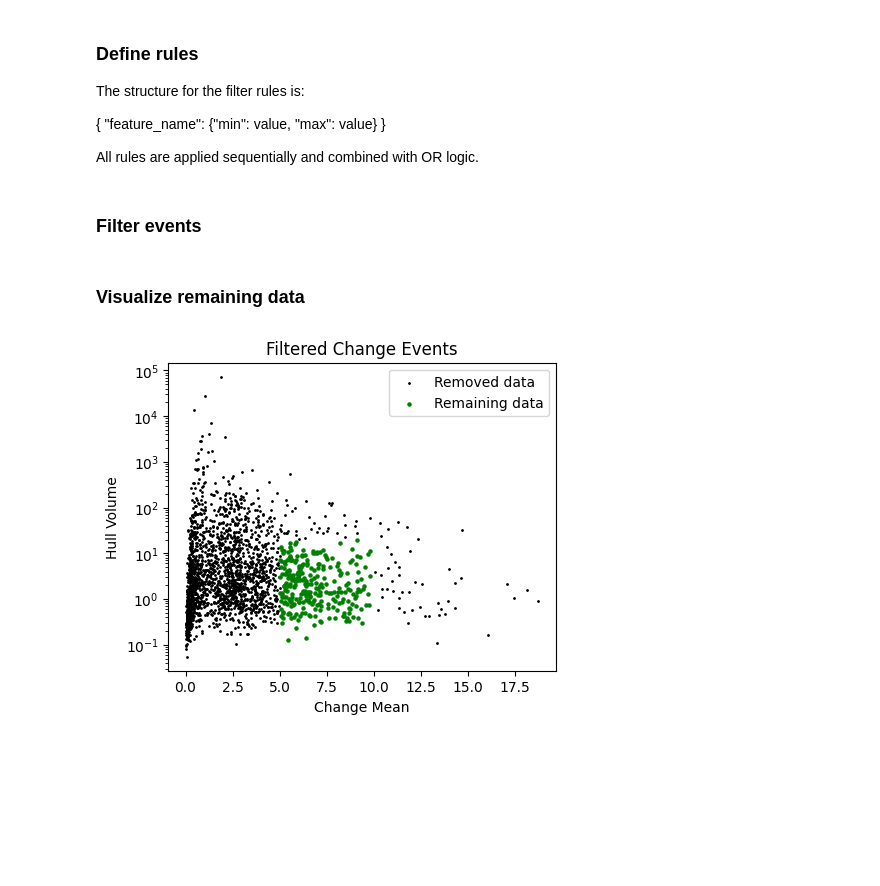
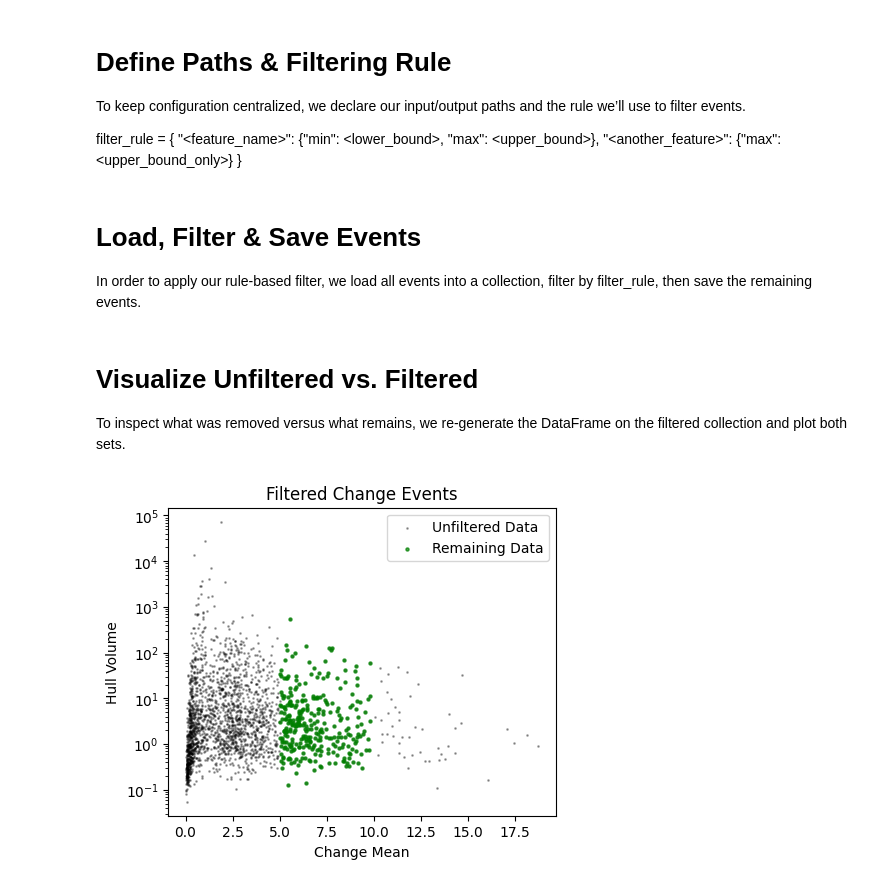
Before and after one commit to 3dgeo-heidelberg/AImon, a Jupyter notebook: demo/filtering_of_change_events_rule_based.ipynb, the cells around one changed output. Cells and saved outputs as stored; diff of their text form; code cells hidden in the pictures; blank space fills up the shorter version.

```diff
--- a/demo/filtering_of_change_events_rule_based.ipynb
+++ b/demo/filtering_of_change_events_rule_based.ipynb
@@ -10,27 +14,26 @@ except NameError:
 
 os.chdir(current_dir)
 # %% [markdown]
-### Define rules
+# Define Paths & Filtering Rule
+To keep configuration centralized, we declare our input/output paths and the rule we’ll use to filter events. <br>
 
-The structure for the filter rules is:
-
-{
-    "feature_name": {"min": value, "max": value}
+filter_rule = {
+    "<feature_name>": {"min": <lower_bound>, "max": <upper_bound>},
+    "<another_feature>": {"max": <upper_bound_only>}
 }
-
-All rules are applied sequentially and combined with OR logic.
 # %%
-# Path to the unlabelled change events test file
+# Path to the unlabelled change events and output folder
 change_events_file = "../test_data/change_events_unlabelled.json"
-outfolder = "../test_data/out"
+outfolder          = "../test_data/out"
+os.makedirs(outfolder, exist_ok=True)
 
-# Rule for filtering change events
 filter_rule = {
-         "change_mean": {"min": 5, "max": 10},
-         "hull_volume": {"max": 20}}
+    "change_mean": {"min": 5, "max": 10}
+    }
 
-# Load the change events
+# Where to save the filtered events
 filtered_file = os.path.join(outfolder, 'change_events_filtered_rule_based.json')
 # %% [markdown]
-### Filter events
+# Load, Filter & Save Events
+In order to apply our rule-based filter, we load all events into a collection, filter by filter_rule, then save the remaining events.
 # %%
@@ -42,16 +52,32 @@ coll.save_to_file(filtered_file)
 # %% [markdown]
-### Visualize remaining data
+# Visualize Unfiltered vs. Filtered
+To inspect what was removed versus what remains, we re-generate the DataFrame on the filtered collection and plot both sets.
 # %%
-coll.to_dataframe()
+# Helper to plot a subset
+def plot_events(df, event_type, color, alpha=0.7, size=5):
+    subset = df[df['event_type'] == event_type]
+    plt.scatter(
+        subset['change_mean'],
+        subset['hull_volume'],
+        label=event_type.replace('_', ' ').title(),
+        alpha=alpha,
+        s=size,
+        color=color
+    )
+
+# Tag the full (to‑be‑removed) and filtered DFs
+unfiltered_labeled = unfiltered_df.assign(event_type='unfiltered_data')
+filtered_labeled   = coll.df.assign(event_type='remaining_data')
+
 plt.figure(figsize=(5, 4))
-plt.scatter(unfiltered_df['change_mean'], unfiltered_df['hull_volume'], label='Removed data', s=1, color = 'black')
-plt.scatter(coll.df['change_mean'], coll.df['hull_volume'], label='Remaining data', s=5, color = 'green')
+plot_events(unfiltered_labeled,   'unfiltered_data',   color='black', alpha=0.3, size=1)
+plot_events(filtered_labeled,     'remaining_data', color='green',           size=5)
 
 plt.yscale('log')
 plt.legend()
 plt.xlabel('Change Mean')
 plt.ylabel('Hull Volume')
 plt.title('Filtered Change Events')
 plt.show()
 # %% [output]
-[figure, old version]
+[figure, new version]
```
Also changed, not shown: parts of 3 cells of this notebook.
